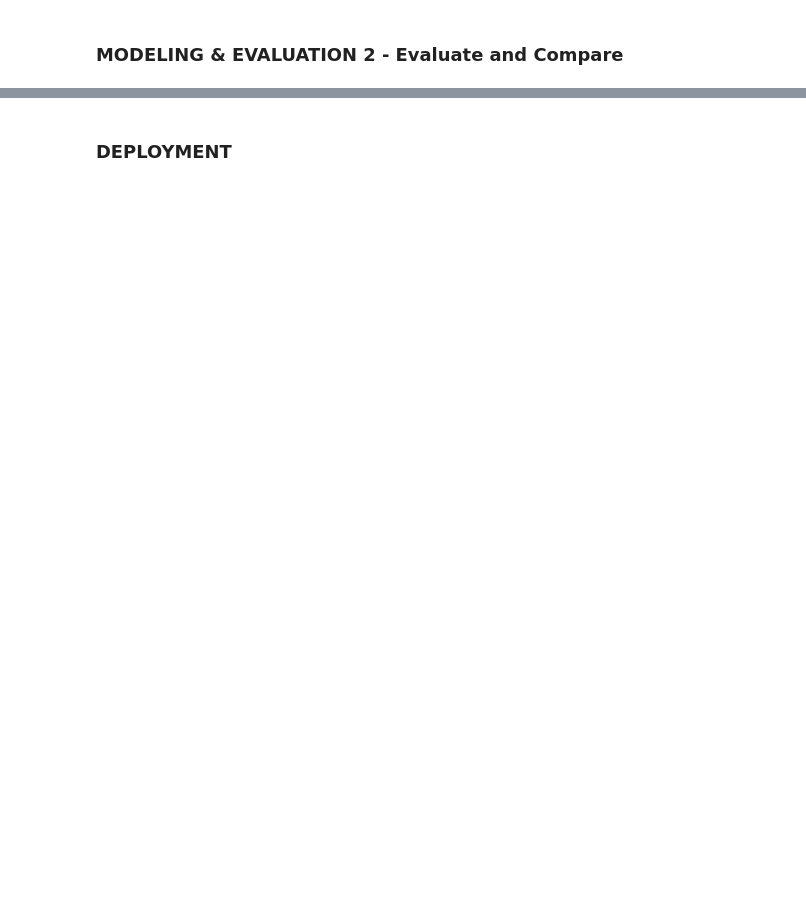
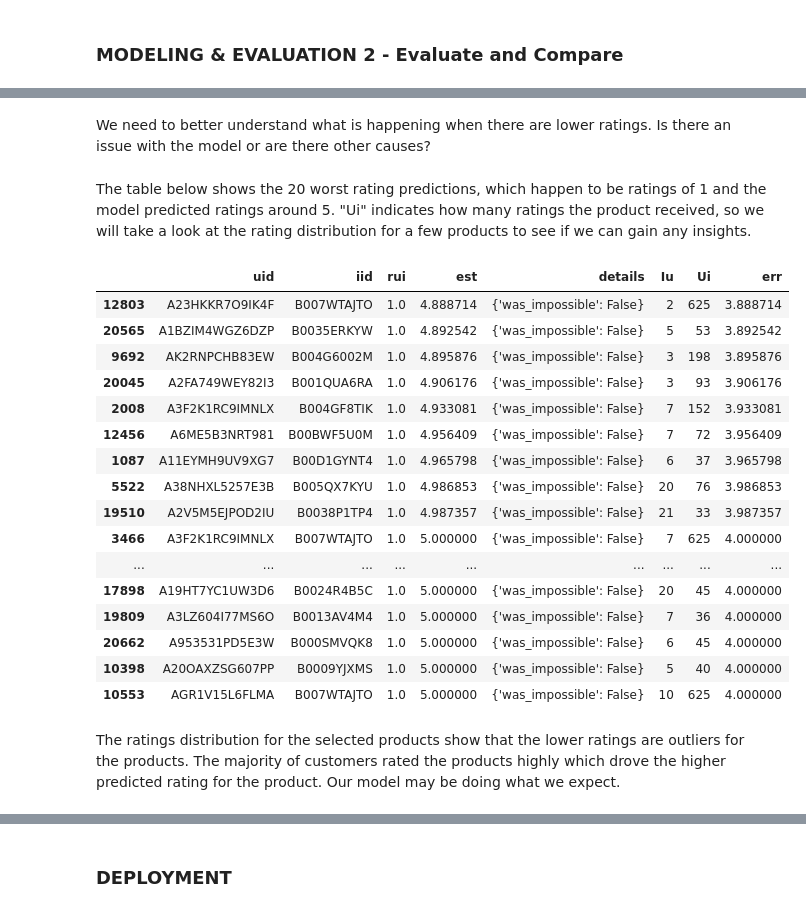
Before and after one commit to trishattah/DS_7331_Projects, a Jupyter notebook: Lab_3/Lab_3_Group_4_v2.ipynb, the cells around one changed output, grey strips where cells are left out. Saved outputs shown, nothing was run; the diff lists cells and outputs as text; code cells hidden in the pictures; blank space fills up the shorter version.

```diff
--- a/Lab_3/Lab_3_Group_4_v2.ipynb
+++ b/Lab_3/Lab_3_Group_4_v2.ipynb
@@ -393,0 +549,36 @@ https://surprise.readthedocs.io/en/stable/FAQ.html
+# %%
+#https://nbviewer.jupyter.org/github/NicolasHug/Surprise/blob/master/examples/notebooks/KNNBasic_analysis.ipynb
+# Let's build a pandas dataframe with all the predictions
+
+def get_Iu(uid):
+    """Return the number of items rated by given user
+
+    Args:
+        uid: The raw id of the user.
+    Returns:
+        The number of items rated by the user.
+    """
+
+    try:
+        return len(trainset.ur[trainset.to_inner_uid(uid)])
+    except ValueError:  # user was not part of the trainset
+        return 0
+
+def get_Ui(iid):
+    """Return the number of users that have rated given item
+
+    Args:
+        iid: The raw id of the item.
+    Returns:
+        The number of users that have rated the item.
+    """
+
+    try:
+        return len(trainset.ir[trainset.to_inner_iid(iid)])
+    except ValueError:  # item was not part of the trainset
+        return 0
+
+df_pred = pd.DataFrame(predictions, columns=['uid', 'iid', 'rui', 'est', 'details'])
+df_pred['Iu'] = df.uid.apply(get_Iu)
+df_pred['Ui'] = df.iid.apply(get_Ui)
+df_pred['err'] = abs(df.est - df.rui)
@@ -393,0 +611,5 @@ https://surprise.readthedocs.io/en/stable/FAQ.html
+# %% [markdown]
+We need to better understand what is happening when there are lower ratings.  Is there an issue with the model or are there other causes?
+# %%
+best_predictions = df_pred.sort_values(by='err')[:10]
+worst_predictions = df_pred.sort_values(by='err')[-20:]
@@ -393,0 +619,25 @@ https://surprise.readthedocs.io/en/stable/FAQ.html
+# %% [markdown]
+The table below shows the 20 worst rating predictions, which happen to be ratings of 1 and the model predicted ratings around 5.  "Ui" indicates how many ratings the product received, so we will take a look at the rating distribution for a few products to see if we can gain any insights.
+# %%
+# Now, let's look at the prediction with the biggest error
+worst_predictions
+# %% [output]
+|  | uid | iid | rui | est | details | Iu | Ui | err |
+| 12803 | A23HKKR7O9IK4F | B007WTAJTO | 1.0 | 4.888714 | {'was_impossible': False} | 2 | 625 | 3.888714 |
+| 20565 | A1BZIM4WGZ6DZP | B0035ERKYW | 1.0 | 4.892542 | {'was_impossible': False} | 5 | 53 | 3.892542 |
+| 9692 | AK2RNPCHB83EW | B004G6002M | 1.0 | 4.895876 | {'was_impossible': False} | 3 | 198 | 3.895876 |
+| 20045 | A2FA749WEY82I3 | B001QUA6RA | 1.0 | 4.906176 | {'was_impossible': False} | 3 | 93 | 3.906176 |
+| 2008 | A3F2K1RC9IMNLX | B004GF8TIK | 1.0 | 4.933081 | {'was_impossible': False} | 7 | 152 | 3.933081 |
+| 12456 | A6ME5B3NRT981 | B00BWF5U0M | 1.0 | 4.956409 | {'was_impossible': False} | 7 | 72 | 3.956409 |
+| 1087 | A11EYMH9UV9XG7 | B00D1GYNT4 | 1.0 | 4.965798 | {'was_impossible': False} | 6 | 37 | 3.965798 |
+| 5522 | A38NHXL5257E3B | B005QX7KYU | 1.0 | 4.986853 | {'was_impossible': False} | 20 | 76 | 3.986853 |
+| 19510 | A2V5M5EJPOD2IU | B0038P1TP4 | 1.0 | 4.987357 | {'was_impossible': False} | 21 | 33 | 3.987357 |
+| 3466 | A3F2K1RC9IMNLX | B007WTAJTO | 1.0 | 5.000000 | {'was_impossible': False} | 7 | 625 | 4.000000 |
+| ... | ... | ... | ... | ... | ... | ... | ... | ... |
+| 17898 | A19HT7YC1UW3D6 | B0024R4B5C | 1.0 | 5.000000 | {'was_impossible': False} | 20 | 45 | 4.000000 |
+| 19809 | A3LZ604I77MS6O | B0013AV4M4 | 1.0 | 5.000000 | {'was_impossible': False} | 7 | 36 | 4.000000 |
+| 20662 | A953531PD5E3W | B000SMVQK8 | 1.0 | 5.000000 | {'was_impossible': False} | 6 | 45 | 4.000000 |
+| 10398 | A20OAXZSG607PP | B0009YJXMS | 1.0 | 5.000000 | {'was_impossible': False} | 5 | 40 | 4.000000 |
+| 10553 | AGR1V15L6FLMA | B007WTAJTO | 1.0 | 5.000000 | {'was_impossible': False} | 10 | 625 | 4.000000 |
+# %% [markdown]
+The ratings distribution for the selected products show that the lower ratings are outliers for the products. The majority of customers rated the products highly which drove the higher predicted rating for the product.  Our model may be doing what we expect.
```
Also changed, not shown: parts of 108 cells of this notebook.
